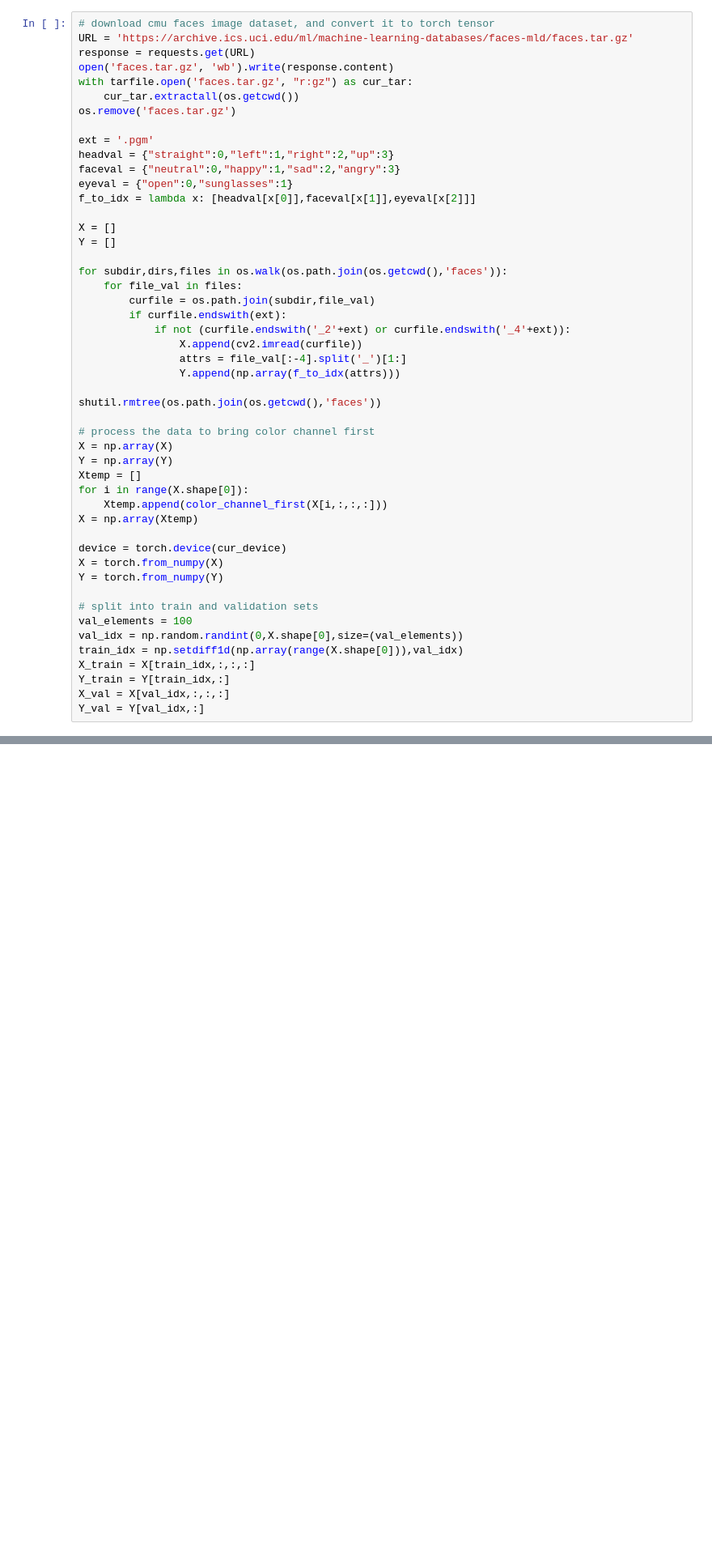
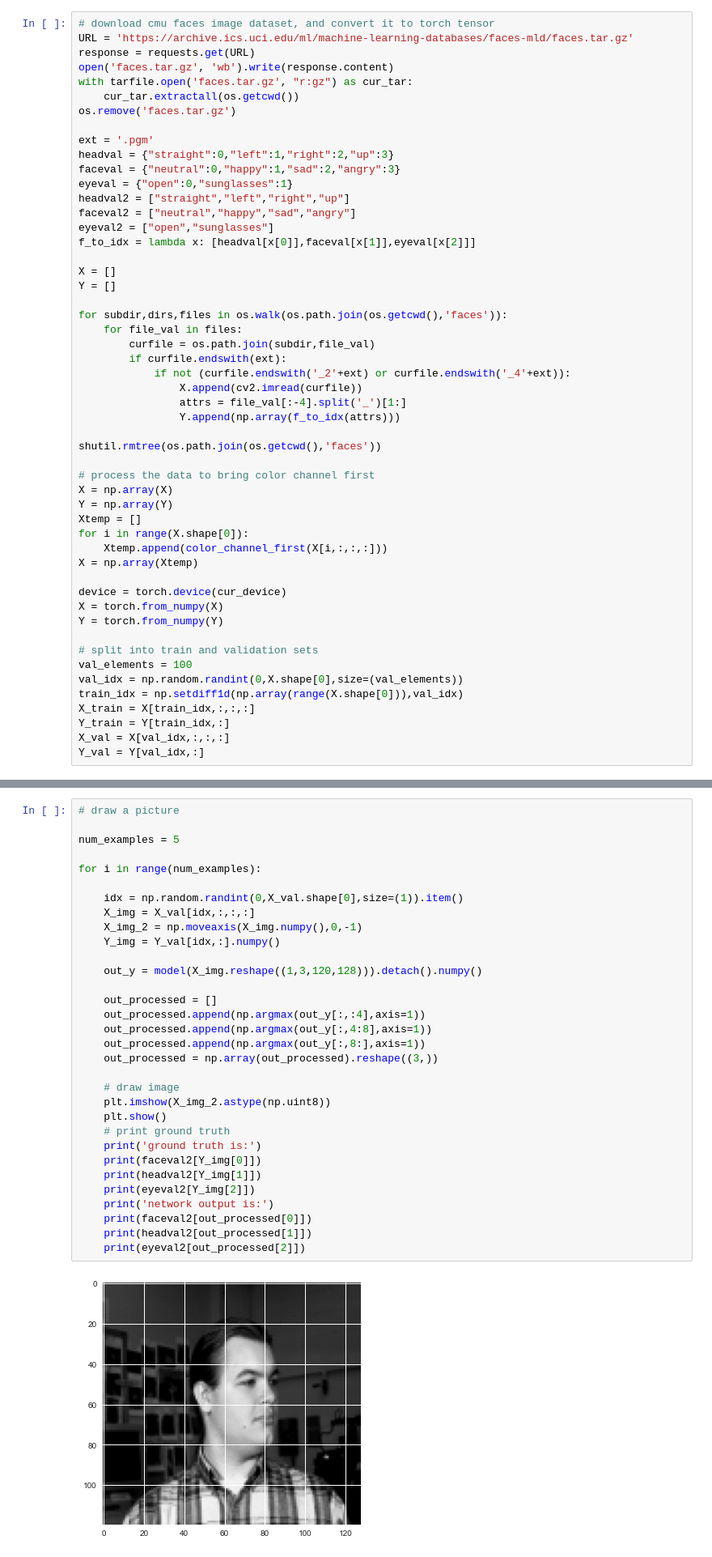
Before and after one commit to shourya01/ml-notebooks, a Jupyter notebook: mood_classifier.ipynb, the cells around one changed output, grey strips where cells are left out. Shown at 81% size. Saved outputs shown, nothing was run; the diff lists cells and outputs as text; blank space fills up the shorter version.

```diff
--- a/mood_classifier.ipynb
+++ b/mood_classifier.ipynb
@@ -33,6 +33,9 @@ ext = '.pgm'
 headval = {"straight":0,"left":1,"right":2,"up":3}
 faceval = {"neutral":0,"happy":1,"sad":2,"angry":3}
 eyeval = {"open":0,"sunglasses":1}
+headval2 = ["straight","left","right","up"]
+faceval2 = ["neutral","happy","sad","angry"]
+eyeval2 = ["open","sunglasses"]
 f_to_idx = lambda x: [headval[x[0]],faceval[x[1]],eyeval[x[2]]]
 
 X = []
@@ -133,0 +148,34 @@ plt.show()
+# %%
+# draw a picture
+
+num_examples = 5
+
+for i in range(num_examples):
+
+    idx = np.random.randint(0,X_val.shape[0],size=(1)).item()
+    X_img = X_val[idx,:,:,:]
+    X_img_2 = np.moveaxis(X_img.numpy(),0,-1)
+    Y_img = Y_val[idx,:].numpy()
+
+    out_y = model(X_img.reshape((1,3,120,128))).detach().numpy()
+
+    out_processed = []
+    out_processed.append(np.argmax(out_y[:,:4],axis=1))
+    out_processed.append(np.argmax(out_y[:,4:8],axis=1))
+    out_processed.append(np.argmax(out_y[:,8:],axis=1))
+    out_processed = np.array(out_processed).reshape((3,))
+
+    # draw image
+    plt.imshow(X_img_2.astype(np.uint8))
+    plt.show()
+    # print ground truth
+    print('ground truth is:')
+    print(faceval2[Y_img[0]])
+    print(headval2[Y_img[1]])
+    print(eyeval2[Y_img[2]])
+    print('network output is:')
+    print(faceval2[out_processed[0]])
+    print(headval2[out_processed[1]])
+    print(eyeval2[out_processed[2]])
+# %% [output]
+[figure, added]
```
Also changed, not shown: parts of 5 cells of this notebook.
